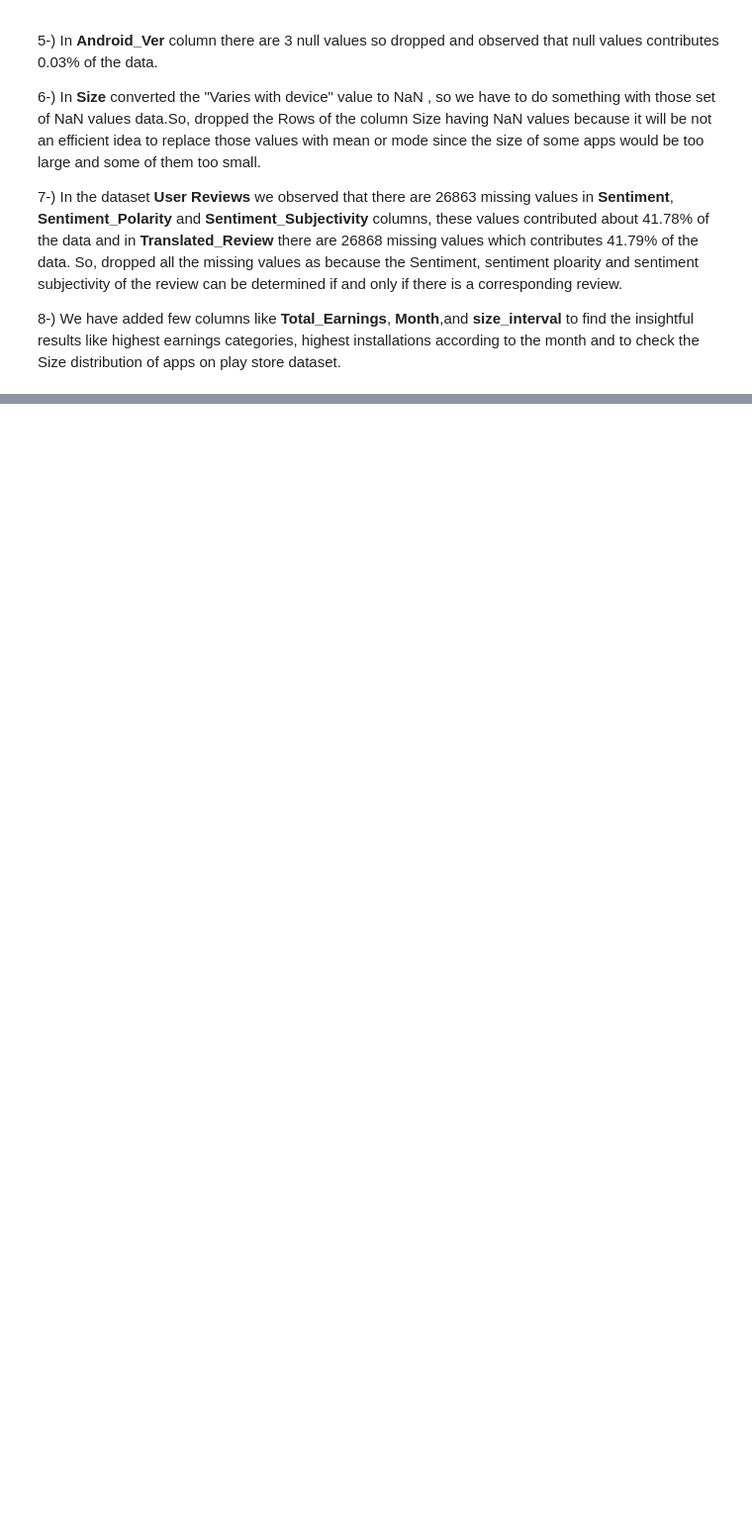
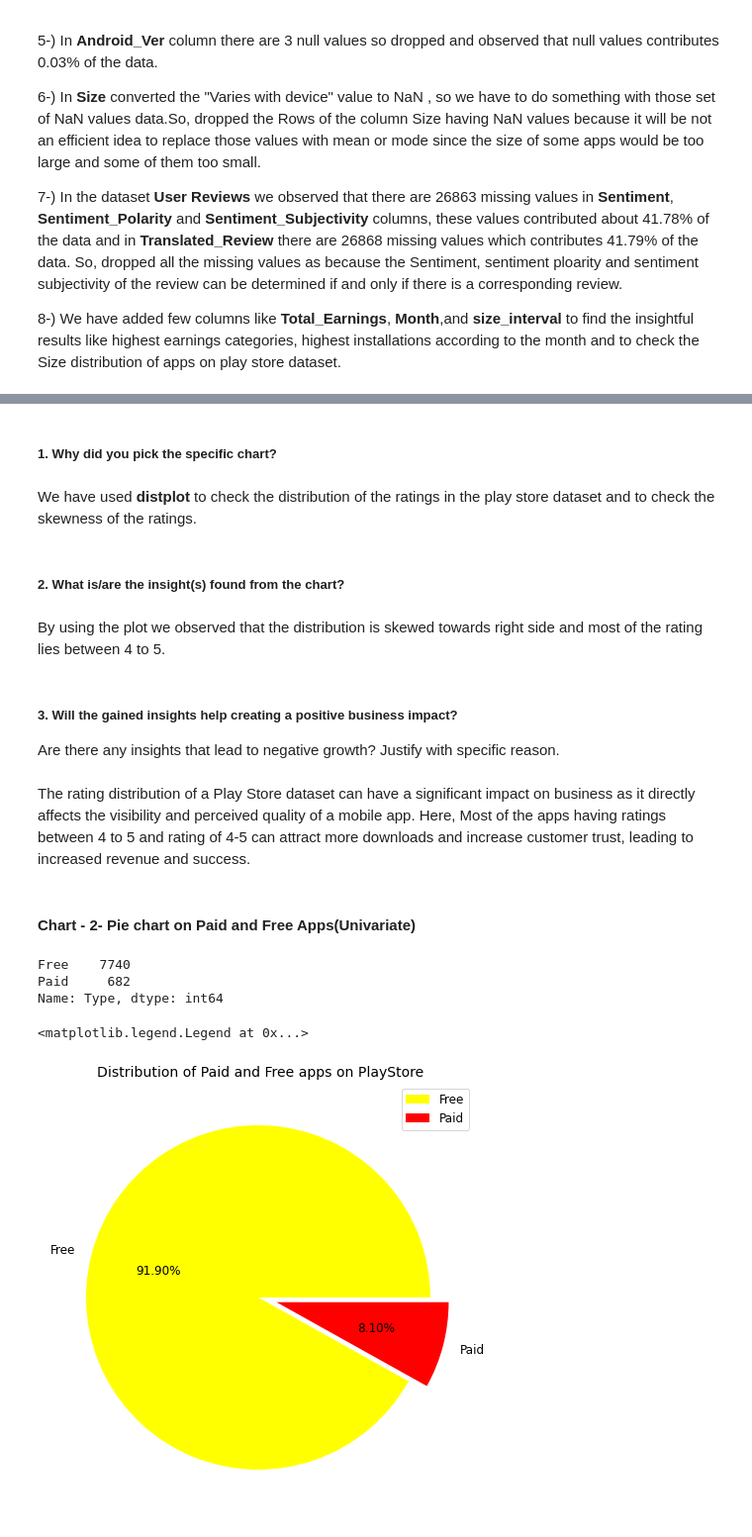
Before and after one commit to ArushiSaxena11/Capstone_Project_EDA-PlayStore_App_Review_Analysis, a Jupyter notebook: Capstone_Project_EDA_(PlayStore_App_Review_Analysis).ipynb, the cells around one changed output, grey strips where cells are left out. Shown at 99% size. Drawn from its saved outputs; the diff is of its cells as text; code cells hidden in the pictures; blank space fills up the shorter version.

```diff
--- a/Capstone_Project_EDA_(PlayStore_App_Review_Analysis).ipynb
+++ b/Capstone_Project_EDA_(PlayStore_App_Review_Analysis).ipynb
@@ -1402,0 +1433,33 @@ We observed the following points related to both data set:-
+# %% [markdown]
+##### 1. Why did you pick the specific chart?
+# %% [markdown]
+We have used **distplot**  to check the distribution of the ratings in the play store dataset and to check the skewness of the ratings.
+# %% [markdown]
+##### 2. What is/are the insight(s) found from the chart?
+# %% [markdown]
+By using the plot we observed that the distribution is skewed towards right side and most of the rating lies between 4 to 5.
+# %% [markdown]
+##### 3. Will the gained insights help creating a positive business impact?
+Are there any insights that lead to negative growth? Justify with specific reason.
+# %% [markdown]
+The rating distribution of a Play Store dataset can have a significant impact on business as it directly affects the visibility and perceived quality of a mobile app. Here, Most of the apps having ratings between 4 to 5 and rating of 4-5 can attract more downloads and increase customer trust, leading to increased revenue and success.
+# %% [markdown]
+#### Chart - 2- Pie chart on Paid and Free Apps(Univariate)
+# %%
+# Chart - 4 visualization code
+print(Ratio_df)
+
+labels = ['Free', 'Paid']
+
+plt.figure(figsize=(8,8))
+explode=(0.01,0.1)
+colors = ['yellow','red']
+plt.pie(Ratio_df, labels = labels, colors = colors, autopct='%.2f%%',explode=explode,textprops={'fontsize': 12})
+plt.title('Distribution of Paid and Free apps on PlayStore',size=14,loc='center')
+plt.legend()
+# %% [output]
+Free    7740
+Paid     682
+Name: Type, dtype: int64
+<matplotlib.legend.Legend at 0x...>
+[figure, added]
```
Also changed, not shown: parts of 46 cells of this notebook.
